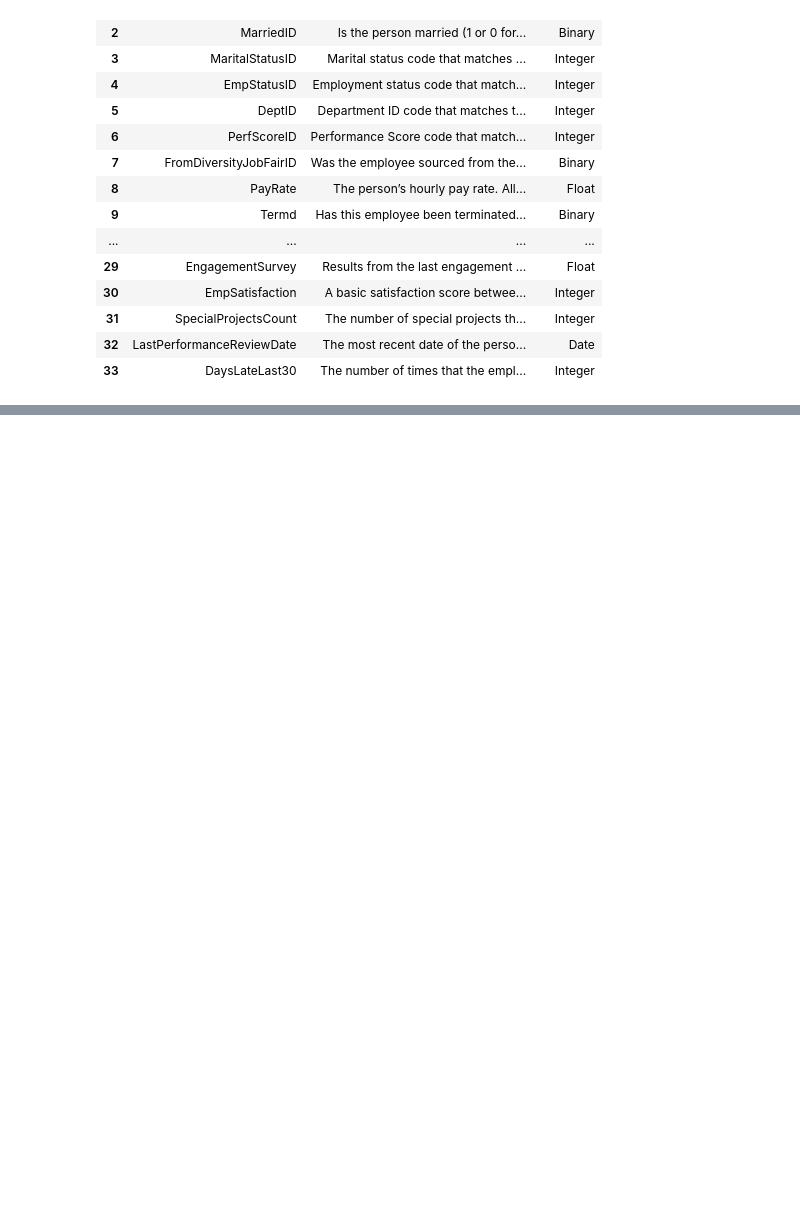
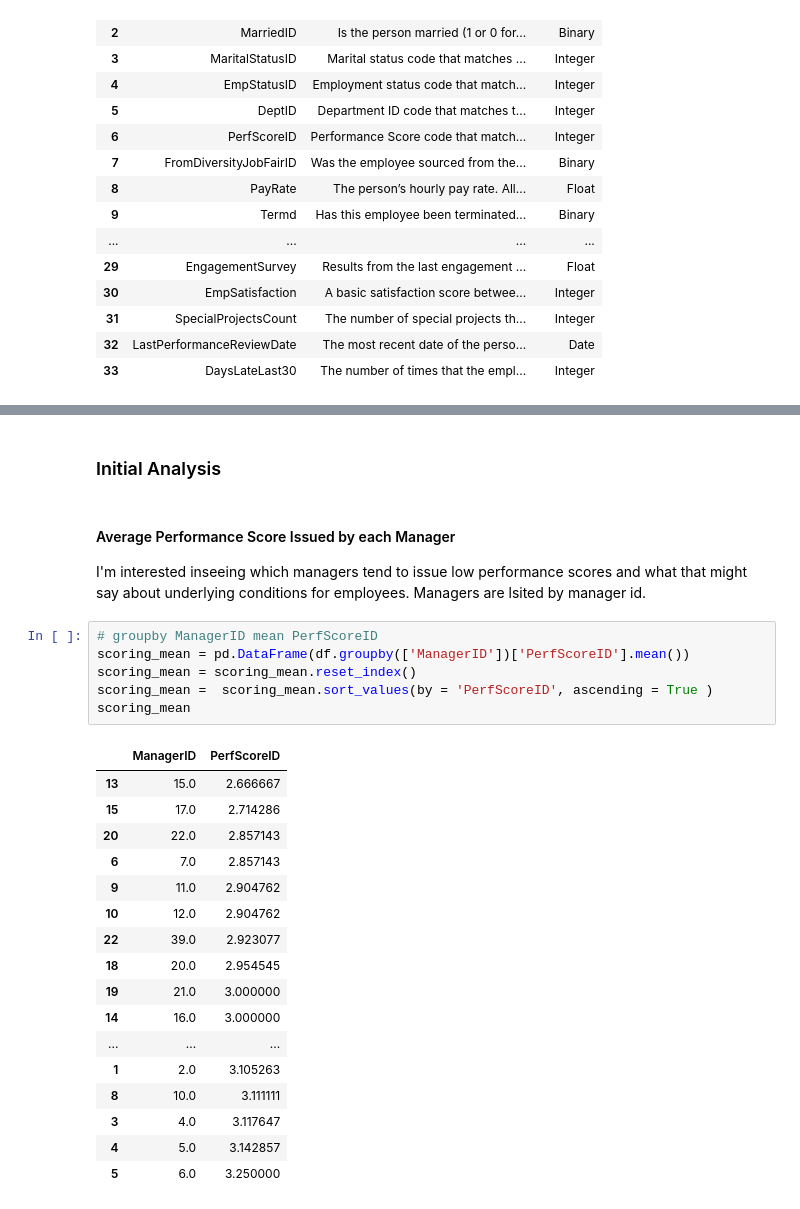
Before and after one commit to Vajrasamaya/Human_Capital_Analytics, a Jupyter notebook: Notebooks/EDA_HR_Analytics.ipynb, the cells around one changed output, grey strips where cells are left out. Saved outputs shown, nothing was run; the diff lists cells and outputs as text; blank space fills up the shorter version.

```diff
--- a/Notebooks/EDA_HR_Analytics.ipynb
+++ b/Notebooks/EDA_HR_Analytics.ipynb
@@ -136,0 +87,29 @@ DaysLateLast30)
+# %% [markdown]
+### Initial Analysis
+# %% [markdown]
+#### Average Performance Score Issued by each Manager
+I'm interested inseeing which managers tend to issue low performance scores and what that might say about underlying conditions for employees.  Managers are lsited by manager id.
+# %%
+# groupby ManagerID mean PerfScoreID
+scoring_mean = pd.DataFrame(df.groupby(['ManagerID'])['PerfScoreID'].mean())
+scoring_mean = scoring_mean.reset_index()
+scoring_mean =  scoring_mean.sort_values(by = 'PerfScoreID', ascending = True )
+scoring_mean
+# %% [output]
+|  | ManagerID | PerfScoreID |
+| 13 | 15.0 | 2.666667 |
+| 15 | 17.0 | 2.714286 |
+| 20 | 22.0 | 2.857143 |
+| 6 | 7.0 | 2.857143 |
+| 9 | 11.0 | 2.904762 |
+| 10 | 12.0 | 2.904762 |
+| 22 | 39.0 | 2.923077 |
+| 18 | 20.0 | 2.954545 |
+| 19 | 21.0 | 3.000000 |
+| 14 | 16.0 | 3.000000 |
+| ... | ... | ... |
+| 1 | 2.0 | 3.105263 |
+| 8 | 10.0 | 3.111111 |
+| 3 | 4.0 | 3.117647 |
+| 4 | 5.0 | 3.142857 |
+| 5 | 6.0 | 3.250000 |
```
Also changed, not shown: parts of 7 cells of this notebook.
